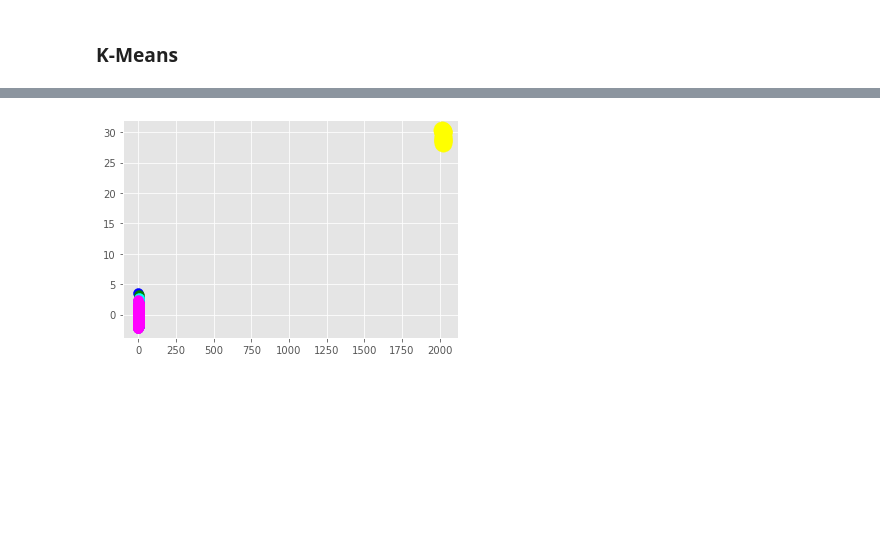
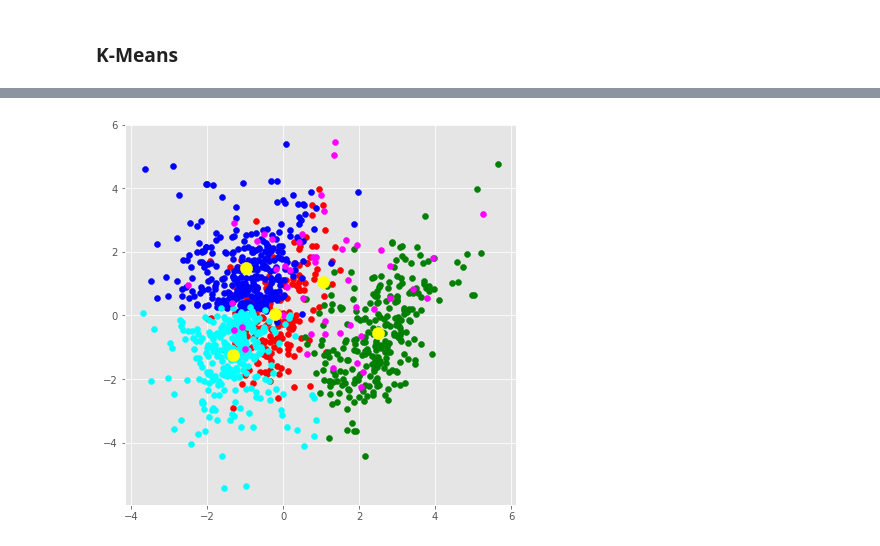
Before and after one commit to anthonyzurke/sabermetrics, a Jupyter notebook: code/pitch-modeling2.ipynb, the cells around one changed output, grey strips where cells are left out. Cells and saved outputs as stored; diff of their text form; code cells hidden in the pictures; blank space fills up the shorter version.

```diff
--- a/code/pitch-modeling2.ipynb
+++ b/code/pitch-modeling2.ipynb
@@ -80,6 +113,6 @@ pitch_sc = StandardScaler().fit_transform(features)
 # %% [markdown]
 ### PCA
 # %%
-pca = PCA(n_components = None).fit(pitch_sc)
+pca = PCA().fit(X_scaled)
 # %%
 fig, ax = plt.subplots(figsize=(8,6))
@@ -138,4 +173,14 @@ cb_hb -0.30373487098551766
 # %%
-pitch_df = pd.DataFrame(pca.transform(pitch_sc))
+pitch_df = pd.DataFrame(data = pca.transform(X_scaled),
+                        columns = ['PC1', 'PC2', 'PC3', 'PC4',
+                                   'PC5', 'PC6', 'PC7', 'PC8',
+                                   'PC9', 'PC10', 'PC11', 'PC12',
+                                   'PC13', 'PC14', 'PC15', 'PC16',
+                                   'PC17', 'PC18', 'PC19', 'PC20'])
+
+# ['ev_avg', 'age', 'cu_hb', 'edge%', 'solid_contact%', 'poor_weak%', 'sl_hb', 'ch%', 'cb_hb',
+# '4seam_velo_range', '4seam%', 'cu%', 'cb%', '4seam_vb', 'sl_brk', 'sl%', 'sweet_spot%', '4seam_hb',
+# 'hard_hit%', 'ch_hb']
+
 pitch_df.head()
 # %% [output]
@@ -241,9 +290,9 @@ ax[1].set_title('The Elbow Method using Inertia');
 # %%
-km = KMeans(n_clusters = 10,
+km = KMeans(n_clusters = 5,
             random_state = 0)
 
-km.fit(pitch_data)
-label = km.fit_predict(pitch_data)
+km.fit(pitch_df)
+label = km.fit_predict(pitch_df)
 
 print(label)
 # %% [output]
@@ -250,0 +300,3 @@ print(label)
+# %%
+pitch_df['label'] = label
+pitch_df.head()
@@ -327,9 +422,11 @@ pitch_data.groupby(by = 'label').mean().T
 # %%
-plt.scatter(X_scaled[label==0, 0], X_scaled[label==0, 1], s=100, c='red', label ='Cluster 1')
-plt.scatter(X_scaled[label==1, 0], X_scaled[label==1, 1], s=100, c='blue', label ='Cluster 2')
-plt.scatter(X_scaled[label==2, 0], X_scaled[label==2, 1], s=100, c='green', label ='Cluster 3')
-plt.scatter(X_scaled[label==3, 0], X_scaled[label==3, 1], s=100, c='cyan', label ='Cluster 4')
-plt.scatter(X_scaled[label==4, 0], X_scaled[label==4, 1], s=100, c='magenta', label ='Cluster 5')
-plt.scatter(centroids[:, 0], centroids[:, 1], s=300, c='yellow', label = 'Centroids');
+pitch_df = pitch_df.values
+plt.figure(figsize=(7,7))
+plt.scatter(pitch_df[label==0, 0], pitch_df[label==0, 1], c='red', label ='Cluster 1')
+plt.scatter(pitch_df[label==1, 0], pitch_df[label==1, 1], c='blue', label ='Cluster 2')
+plt.scatter(pitch_df[label==2, 0], pitch_df[label==2, 1], c='green', label ='Cluster 3')
+plt.scatter(pitch_df[label==3, 0], pitch_df[label==3, 1], c='cyan', label ='Cluster 4')
+plt.scatter(pitch_df[label==4, 0], pitch_df[label==4, 1], c='magenta', label ='Cluster 5')
+plt.scatter(centroids[:, 0], centroids[:, 1], s=150, c='yellow', label = 'Centroids');
 # %% [output]
-[figure, old version]
+[figure, new version]
```
Also changed, not shown: parts of 27 cells of this notebook, 1 other file.
